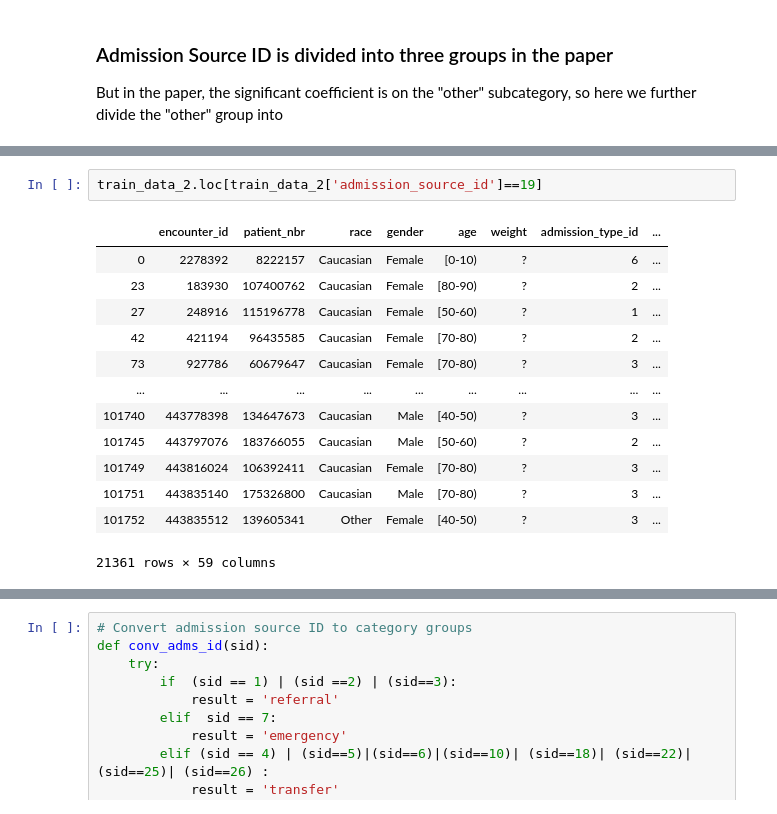
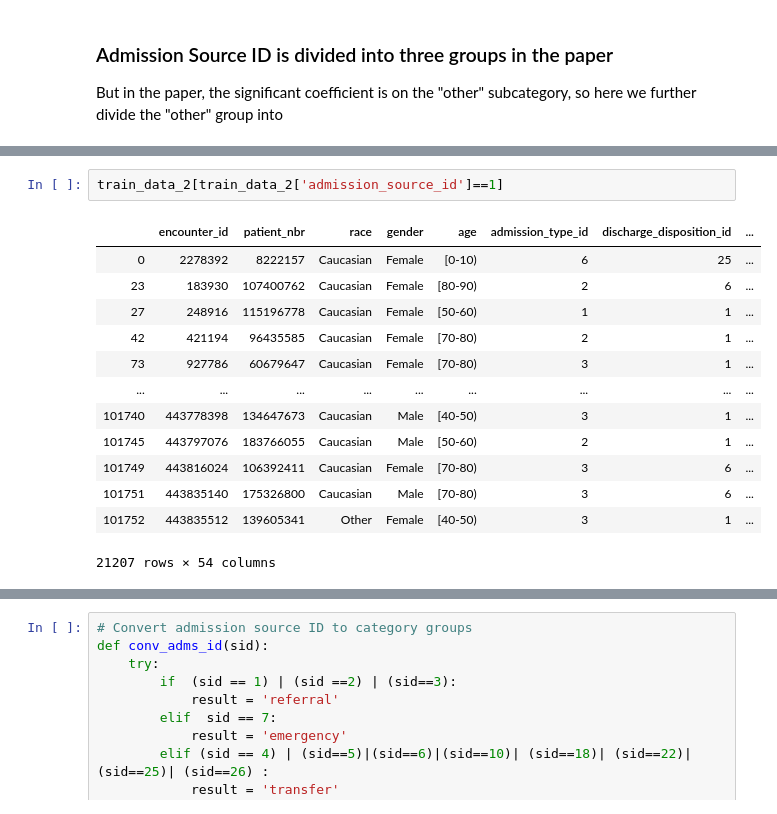
Before and after one commit to borkostolo/healthcare, a Jupyter notebook: dev/kailun/Readmission Model Initial EDA and Interaction Feature Engineering.ipynb, the cells around one changed output, grey strips where cells are left out. Drawn from its saved outputs; the diff is of its cells as text.

```diff
--- a/dev/kailun/Readmission Model Initial EDA and Interaction Feature Engineering.ipynb
+++ b/dev/kailun/Readmission Model Initial EDA and Interaction Feature Engineering.ipynb
@@ -615,17 +542,17 @@ idmapping
 # %%
-train_data_2.loc[train_data_2['admission_source_id']==19]
+train_data_2[train_data_2['admission_source_id']==1]
 # %% [output]
-|  | encounter_id | patient_nbr | race | gender | age | weight | admission_type_id | ... |
-| 0 | 2278392 | 8222157 | Caucasian | Female | [0-10) | ? | 6 | ... |
-| 23 | 183930 | 107400762 | Caucasian | Female | [80-90) | ? | 2 | ... |
-| 27 | 248916 | 115196778 | Caucasian | Female | [50-60) | ? | 1 | ... |
-| 42 | 421194 | 96435585 | Caucasian | Female | [70-80) | ? | 2 | ... |
-| 73 | 927786 | 60679647 | Caucasian | Female | [70-80) | ? | 3 | ... |
+|  | encounter_id | patient_nbr | race | gender | age | admission_type_id | discharge_disposition_id | ... |
+| 0 | 2278392 | 8222157 | Caucasian | Female | [0-10) | 6 | 25 | ... |
+| 23 | 183930 | 107400762 | Caucasian | Female | [80-90) | 2 | 6 | ... |
+| 27 | 248916 | 115196778 | Caucasian | Female | [50-60) | 1 | 1 | ... |
+| 42 | 421194 | 96435585 | Caucasian | Female | [70-80) | 2 | 1 | ... |
+| 73 | 927786 | 60679647 | Caucasian | Female | [70-80) | 3 | 1 | ... |
 | ... | ... | ... | ... | ... | ... | ... | ... | ... |
-| 101740 | 443778398 | 134647673 | Caucasian | Male | [40-50) | ? | 3 | ... |
-| 101745 | 443797076 | 183766055 | Caucasian | Male | [50-60) | ? | 2 | ... |
-| 101749 | 443816024 | 106392411 | Caucasian | Female | [70-80) | ? | 3 | ... |
-| 101751 | 443835140 | 175326800 | Caucasian | Male | [70-80) | ? | 3 | ... |
-| 101752 | 443835512 | 139605341 | Other | Female | [40-50) | ? | 3 | ... |
+| 101740 | 443778398 | 134647673 | Caucasian | Male | [40-50) | 3 | 1 | ... |
+| 101745 | 443797076 | 183766055 | Caucasian | Male | [50-60) | 2 | 1 | ... |
+| 101749 | 443816024 | 106392411 | Caucasian | Female | [70-80) | 3 | 6 | ... |
+| 101751 | 443835140 | 175326800 | Caucasian | Male | [70-80) | 3 | 6 | ... |
+| 101752 | 443835512 | 139605341 | Other | Female | [40-50) | 3 | 1 | ... |
-21361 rows × 59 columns
+21207 rows × 54 columns
 # %%
```
Also changed, not shown: parts of 43 cells of this notebook, 11 other files.
